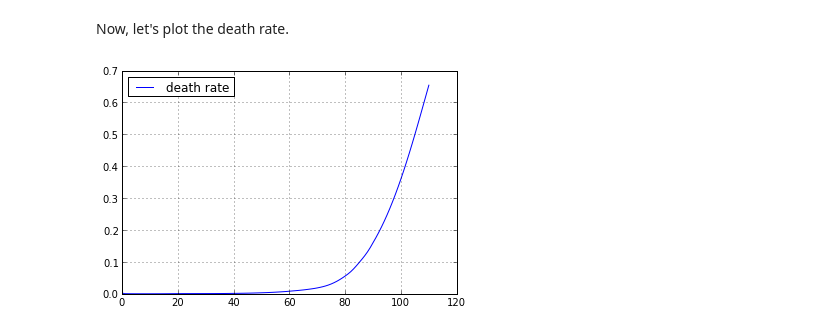
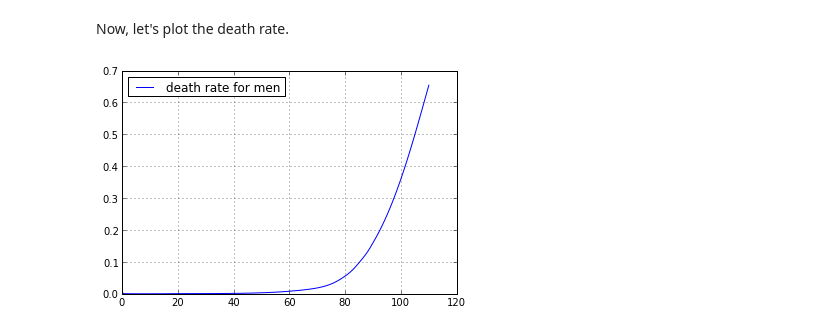
Before and after one commit to flothesof/posts, a Jupyter notebook: 20131104 Japan life tables.ipynb, the cells around one changed output. Drawn from its saved outputs; the diff is of its cells as text; code cells hidden in the pictures.

```diff
--- a/20131104 Japan life tables.ipynb
+++ b/20131104 Japan life tables.ipynb
@@ -117,12 +117,13 @@ data = """Age,number of survivors,number of deaths,survivors rate,death rate,for
 This data can be read to a numpy array:
 # %%
 %pylab inline
+rcParams['figure.figsize'] = (10, 4)
 # %% [output]
 Populating the interactive namespace from numpy and matplotlib
 # %%
 data = data.split('\n')[1:]
 # %%
-data = array([elem.split(',') for elem in data])
+data = array([elem.split(',') for elem in data], dtype=np.double)
 # %%
 data.shape
 # %% [output]
@@ -139,8 +140,8 @@ grid(True)
 # %% [markdown]
 Now, let's plot the death rate.
 # %%
-plot(data[:, 0], data[:, 4], label = "death rate")
+plot(data[:, 0], data[:, 4], label = "death rate for men")
 legend(loc='upper left')
 grid(True)
 # %% [output]
-[figure, old version]
+[figure, new version]
```
Also changed, not shown: parts of 22 cells of this notebook.
